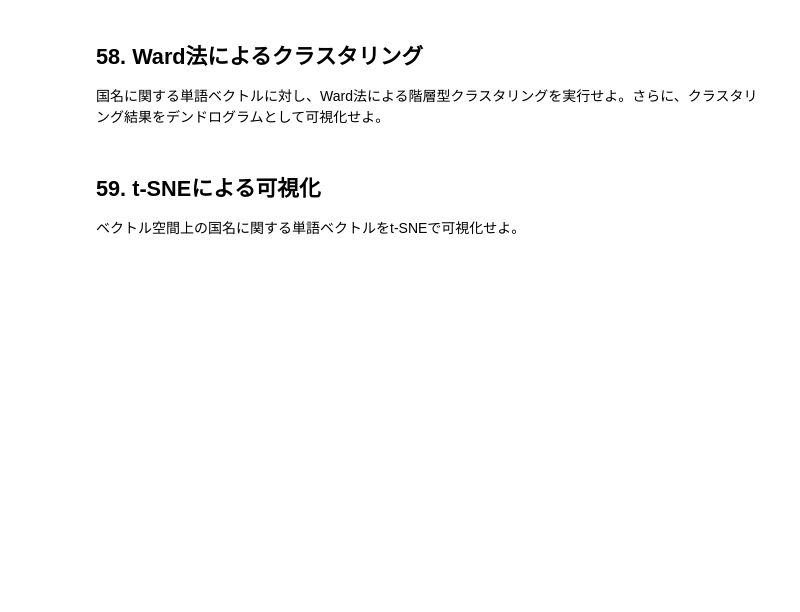
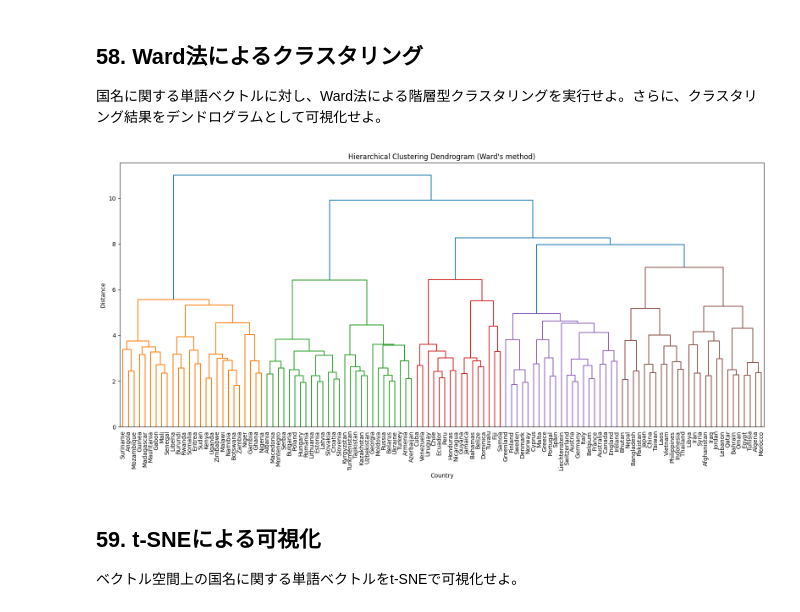
Before and after one commit to hotaru0318-ux/2025, a Jupyter notebook: ja/ch06.ipynb, the cells around one changed output. Saved outputs shown, nothing was run; the diff lists cells and outputs as text; code cells hidden in the pictures; blank space fills up the shorter version.

```diff
--- a/ja/ch06.ipynb
+++ b/ja/ch06.ipynb
@@ -172,6 +310,21 @@ with open('questions-words.txt', 'r') as f:
 ## 58. Ward法によるクラスタリング
 
 国名に関する単語ベクトルに対し、Ward法による階層型クラスタリングを実行せよ。さらに、クラスタリング結果をデンドログラムとして可視化せよ。
+# %%
+import matplotlib.pyplot as plt
+from scipy.cluster.hierarchy import linkage, dendrogram
+
+linkage_result = linkage(country_vecs, method='ward')
+
+plt.figure(figsize=(16, 8))
+dendrogram(linkage_result, labels=valid_countries, leaf_font_size=10, leaf_rotation=90)
+plt.title("Hierarchical Clustering Dendrogram (Ward's method)")
+plt.xlabel("Country")
+plt.ylabel("Distance")
+plt.tight_layout()
+plt.show()
+# %% [output]
+[figure, added]
 # %% [markdown]
 ## 59. t-SNEによる可視化
 
```
Also changed, not shown: parts of 5 cells of this notebook.
